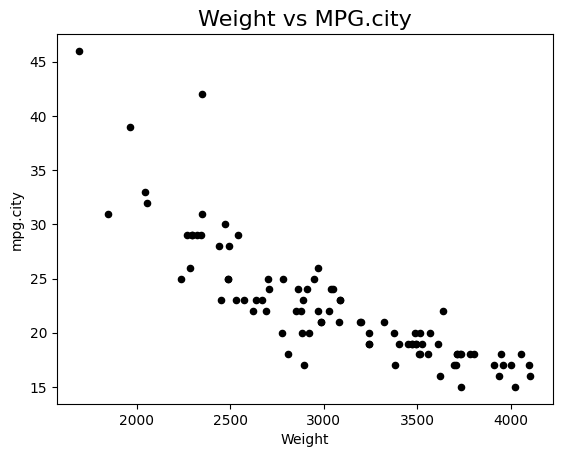
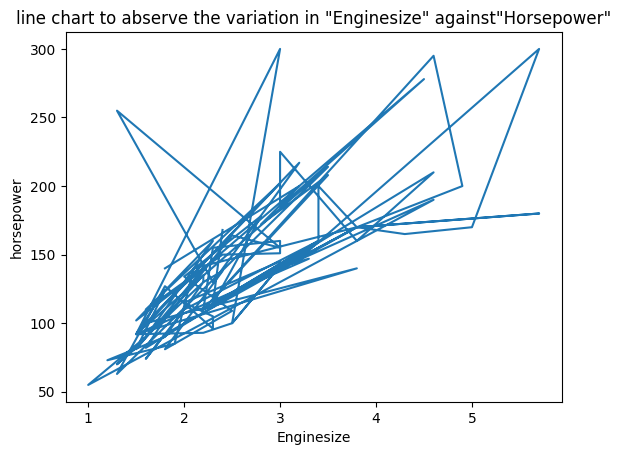
Unified diff of the notebook cell whose output changed from the first chart to the second:
--- before
+++ after
@@ -35,6 +35,7 @@
 plt.title('Frequency Distribution of mpg.city')
 plt.show()
-ax=cars_df.plot(["Weight"],["MPG.city"],kind="scatter",color="black")
-ax.set_xlabel("Weight")
-ax.set_ylabel("mpg.city")
-ax.set_title("Weight vs MPG.city",fontsize=16)
+plt.plot(cars_df['EngineSize'],cars_df['Horsepower'])
+plt.xlabel("Enginesize")
+plt.ylabel('horsepower')
+plt.title('line chart to abserve the variation in "Enginesize" against"Horsepower"')
+plt.show()

Commit: Created using Colab